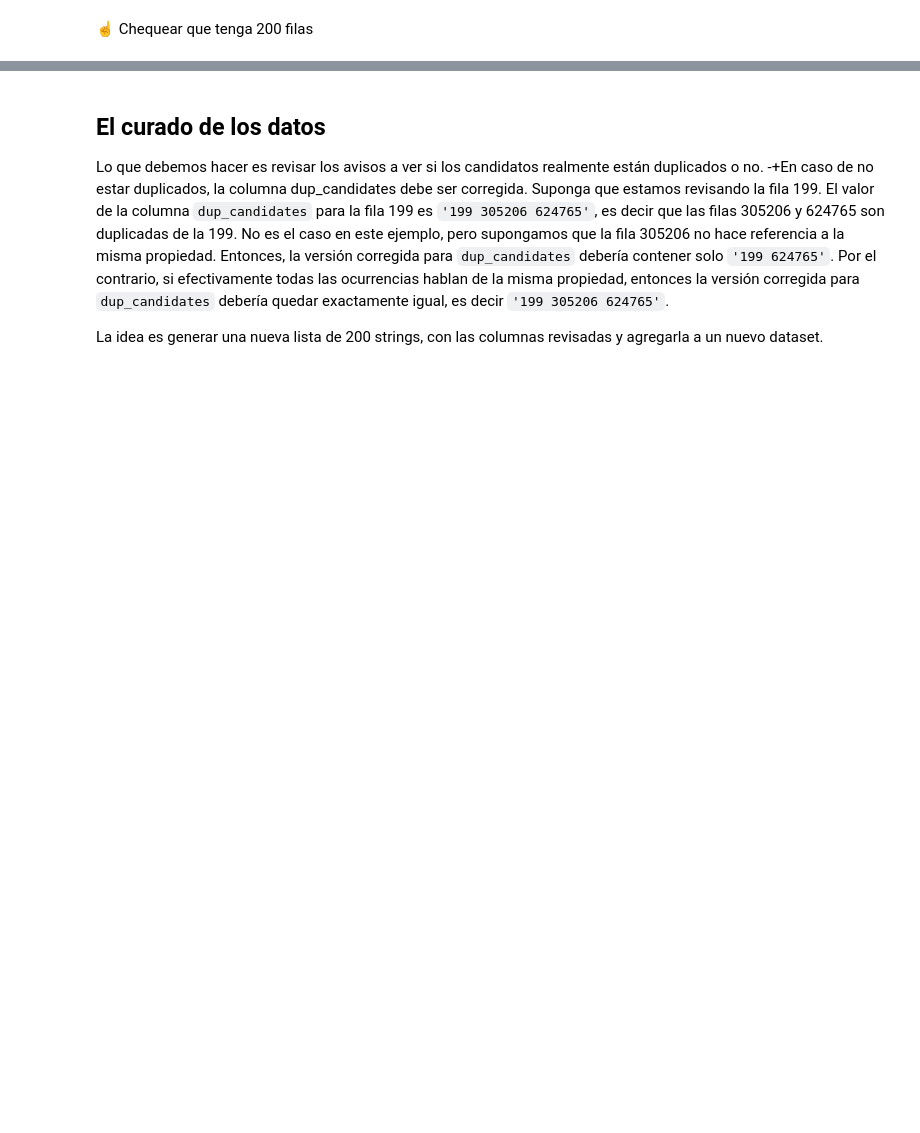
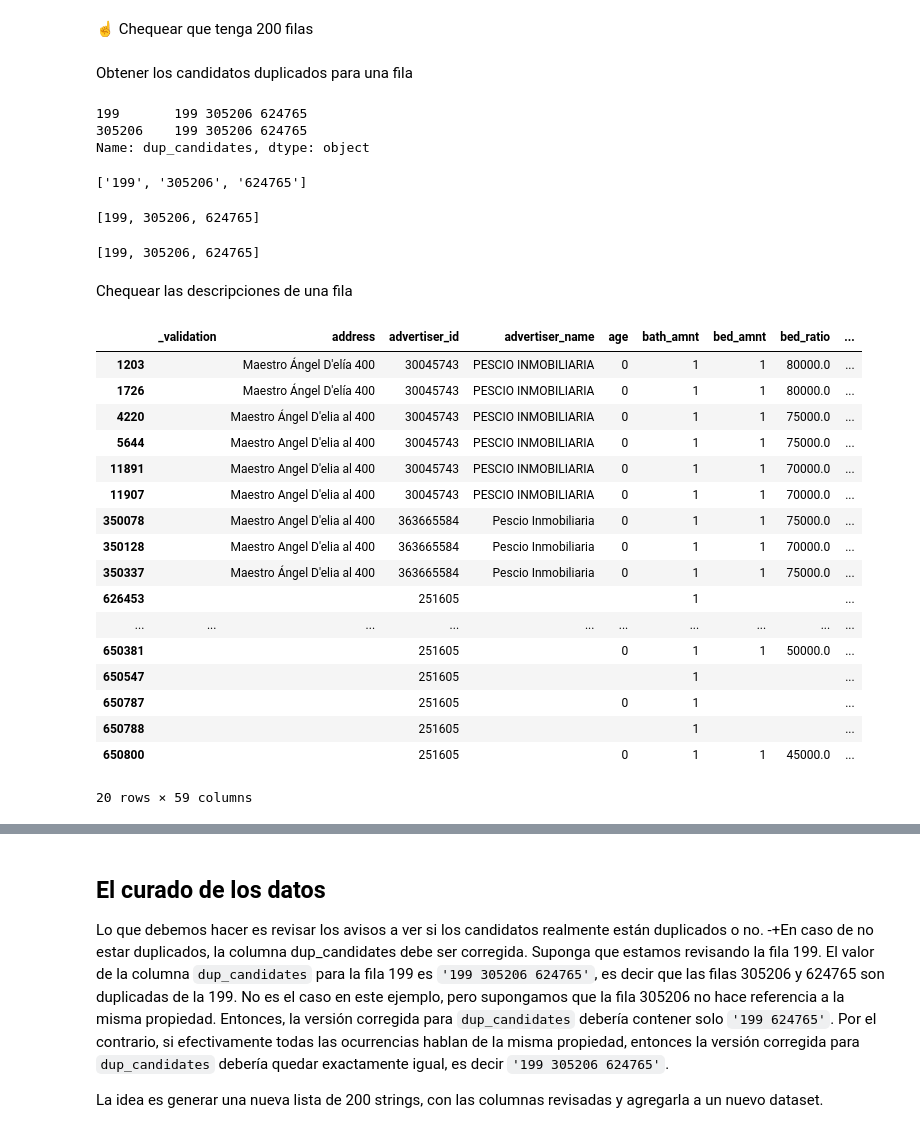
Before and after one commit to jwackito/TopicosIngenieriaSoftware2-2024, a Jupyter notebook: dataset_exploration.ipynb, the cells around one changed output, grey strips where cells are left out. Cells and saved outputs as stored; diff of their text form; code cells hidden in the pictures; blank space fills up the shorter version.

```diff
--- a/dataset_exploration.ipynb
+++ b/dataset_exploration.ipynb
@@ -25 +67,3 @@ Obtener los candidatos duplicados para una fila
+# %% [markdown]
+Obtener los candidatos duplicados para una fila
 # %%
@@ -29,6 +71,49 @@ Chequear las descripciones de una fila
+# %%
+df.loc[[199,305206]].dup_candidates
+# %% [output]
+199       199 305206 624765
+305206    199 305206 624765
+Name: dup_candidates, dtype: object
+# %%
+# list comprehensions
+'199 305206 624765'.split(' ')
+# %% [output]
+['199', '305206', '624765']
+# %%
+[int(x) for x in '199 305206 624765'.split(' ')]
+# %% [output]
+[199, 305206, 624765]
+# %%
+ln = []
+for x in df.loc[1203]:
+    ln.append(int(x))
+ln
+# %% [output]
+[199, 305206, 624765]
+# %% [markdown]
+Chequear las descripciones de una fila
 # %%
-candidates = [int(x) for x in df.iloc[199].dup_candidates.split()] # Esto devuelve una lista de indices [990, 1200]
+candidates = [int(x) for x in df.iloc[1203].dup_candidates.split()] # Esto devuelve una lista de indices [990, 1200]
 df.loc[candidates] # Esto devuelve las filas de un dataset en esa lista de indices
+# %% [output]
+|  | _validation | address | advertiser_id | advertiser_name | age | bath_amnt | bed_amnt | bed_ratio | ... |
+| 1203 |  | Maestro Ángel D'elía 400 | 30045743 | PESCIO INMOBILIARIA | 0 | 1 | 1 | 80000.0 | ... |
+| 1726 |  | Maestro Ángel D'elía 400 | 30045743 | PESCIO INMOBILIARIA | 0 | 1 | 1 | 80000.0 | ... |
+| 4220 |  | Maestro Ángel D'elia al 400 | 30045743 | PESCIO INMOBILIARIA | 0 | 1 | 1 | 75000.0 | ... |
+| 5644 |  | Maestro Angel D'elia al 400 | 30045743 | PESCIO INMOBILIARIA | 0 | 1 | 1 | 75000.0 | ... |
+| 11891 |  | Maestro Angel D'elia al 400 | 30045743 | PESCIO INMOBILIARIA | 0 | 1 | 1 | 70000.0 | ... |
+| 11907 |  | Maestro Angel D'elia al 400 | 30045743 | PESCIO INMOBILIARIA | 0 | 1 | 1 | 70000.0 | ... |
+| 350078 |  | Maestro Angel D'elia al 400 | 363665584 | Pescio Inmobiliaria | 0 | 1 | 1 | 75000.0 | ... |
+| 350128 |  | Maestro Angel D'elia al 400 | 363665584 | Pescio Inmobiliaria | 0 | 1 | 1 | 70000.0 | ... |
+| 350337 |  | Maestro Ángel D'elia al 400 | 363665584 | Pescio Inmobiliaria | 0 | 1 | 1 | 75000.0 | ... |
+| 626453 |  |  | 251605 |  |  | 1 |  |  | ... |
+| ... | ... | ... | ... | ... | ... | ... | ... | ... | ... |
+| 650381 |  |  | 251605 |  | 0 | 1 | 1 | 50000.0 | ... |
+| 650547 |  |  | 251605 |  |  | 1 |  |  | ... |
+| 650787 |  |  | 251605 |  | 0 | 1 |  |  | ... |
+| 650788 |  |  | 251605 |  |  | 1 |  |  | ... |
+| 650800 |  |  | 251605 |  | 0 | 1 | 1 | 45000.0 | ... |
+20 rows × 59 columns
 # %%
 # muestra las descripciones de cada aviso junto con sus indidces...
 for idx, desc in zip(candidates,df.loc[candidates]['description']):
```
Also changed, not shown: parts of 14 cells of this notebook.
